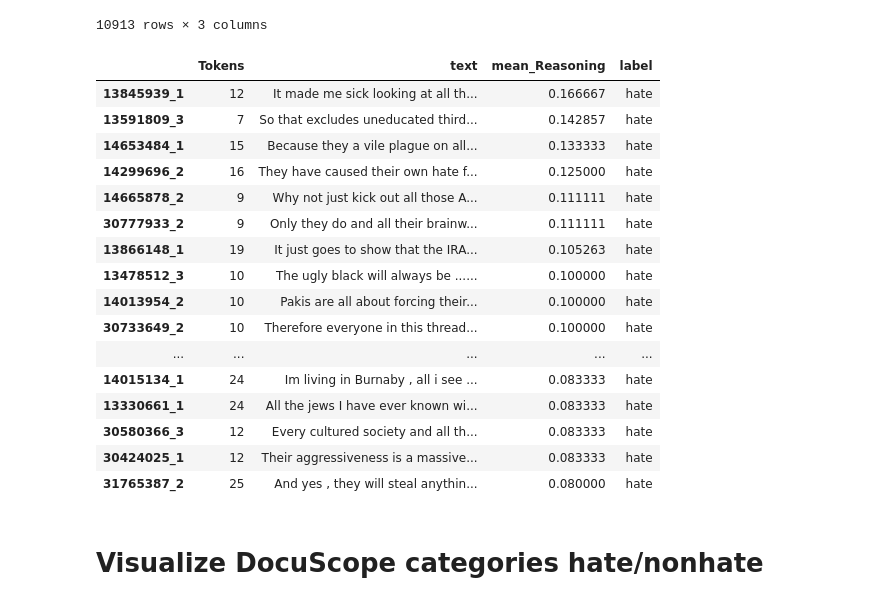
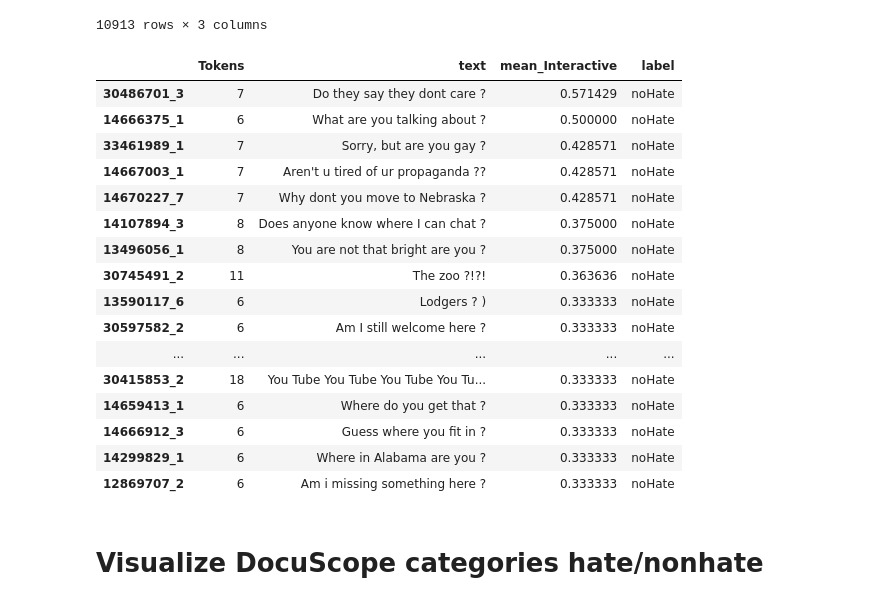
Before and after one commit to michaelmilleryoder/hate_speech_rhetoric, a Jupyter notebook: jupyter/docuscope_output.ipynb, the cells around one changed output. Cells and saved outputs as stored; diff of their text form; code cells hidden in the pictures.

```diff
--- a/jupyter/docuscope_output.ipynb
+++ b/jupyter/docuscope_output.ipynb
@@ -67,26 +67,27 @@ merged.loc[:, ['Tokens', 'AcademicTerms', 'mean_AcademicTerms']]
 # %%
 pd.set_option('display.max_colwidth', None)
 
-selected_col = 'Reasoning'
-merged.loc[(merged['Tokens']>5) & (merged['label']=='hate'), ['Tokens', 'text', f'mean_{selected_col}', 'label']].sort_values(f'mean_{selected_col}', ascending=False).head(20)
+selected_col = 'Interactive'
+label = 'noHate'
+merged.loc[(merged['Tokens']>5) & (merged['label']==label), ['Tokens', 'text', f'mean_{selected_col}', 'label']].sort_values(f'mean_{selected_col}', ascending=False).head(20)
 # %% [output]
-|  | Tokens | text | mean_Reasoning | label |
-| 13845939_1 | 12 | It made me sick looking at all th... | 0.166667 | hate |
-| 13591809_3 | 7 | So that excludes uneducated third... | 0.142857 | hate |
-| 14653484_1 | 15 | Because they a vile plague on all... | 0.133333 | hate |
-| 14299696_2 | 16 | They have caused their own hate f... | 0.125000 | hate |
-| 14665878_2 | 9 | Why not just kick out all those A... | 0.111111 | hate |
-| 30777933_2 | 9 | Only they do and all their brainw... | 0.111111 | hate |
-| 13866148_1 | 19 | It just goes to show that the IRA... | 0.105263 | hate |
-| 13478512_3 | 10 | The ugly black will always be ...... | 0.100000 | hate |
-| 14013954_2 | 10 | Pakis are all about forcing their... | 0.100000 | hate |
-| 30733649_2 | 10 | Therefore everyone in this thread... | 0.100000 | hate |
+|  | Tokens | text | mean_Interactive | label |
+| 30486701_3 | 7 | Do they say they dont care ? | 0.571429 | noHate |
+| 14666375_1 | 6 | What are you talking about ? | 0.500000 | noHate |
+| 33461989_1 | 7 | Sorry, but are you gay ? | 0.428571 | noHate |
+| 14667003_1 | 7 | Aren't u tired of ur propaganda ?? | 0.428571 | noHate |
+| 14670227_7 | 7 | Why dont you move to Nebraska ? | 0.428571 | noHate |
+| 14107894_3 | 8 | Does anyone know where I can chat ? | 0.375000 | noHate |
+| 13496056_1 | 8 | You are not that bright are you ? | 0.375000 | noHate |
+| 30745491_2 | 11 | The zoo ?!?! | 0.363636 | noHate |
+| 13590117_6 | 6 | Lodgers ? ) | 0.333333 | noHate |
+| 30597582_2 | 6 | Am I still welcome here ? | 0.333333 | noHate |
 | ... | ... | ... | ... | ... |
-| 14015134_1 | 24 | Im living in Burnaby , all i see ... | 0.083333 | hate |
-| 13330661_1 | 24 | All the jews I have ever known wi... | 0.083333 | hate |
-| 30580366_3 | 12 | Every cultured society and all th... | 0.083333 | hate |
-| 30424025_1 | 12 | Their aggressiveness is a massive... | 0.083333 | hate |
-| 31765387_2 | 25 | And yes , they will steal anythin... | 0.080000 | hate |
+| 30415853_2 | 18 | You Tube You Tube You Tube You Tu... | 0.333333 | noHate |
+| 14659413_1 | 6 | Where do you get that ? | 0.333333 | noHate |
+| 14666912_3 | 6 | Guess where you fit in ? | 0.333333 | noHate |
+| 14299829_1 | 6 | Where in Alabama are you ? | 0.333333 | noHate |
+| 12869707_2 | 6 | Am i missing something here ? | 0.333333 | noHate |
 # %% [markdown]
 # Visualize DocuScope categories hate/nonhate
 # %%
```
Also changed, not shown: parts of 2 cells of this notebook, 2 other files.
